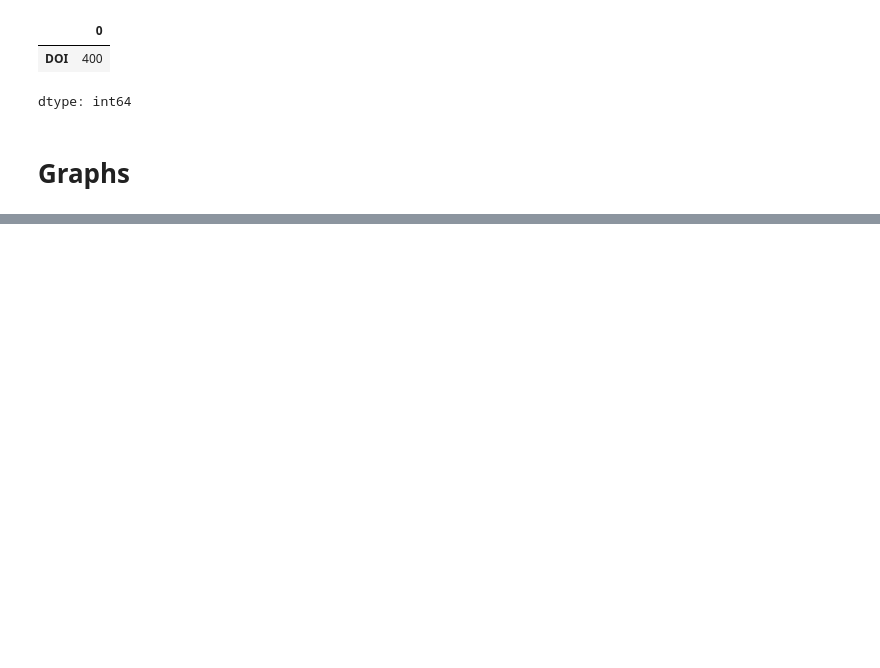
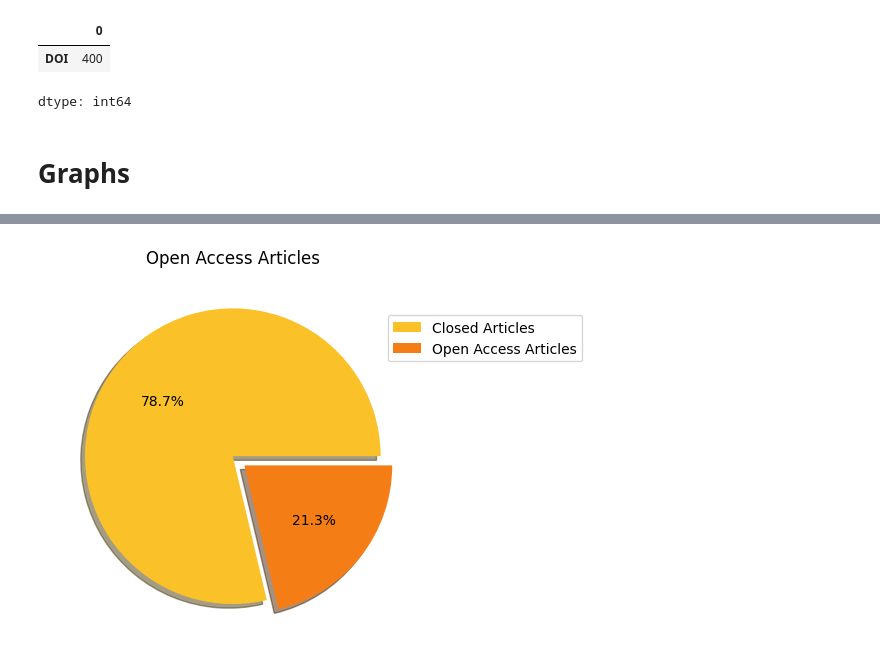
Before and after one commit to elibtronic/green_oa_compiler, a Jupyter notebook: Green_OA_Analysis.ipynb, the cells around one changed output, grey strips where cells are left out. Drawn from its saved outputs; the diff is of its cells as text; code cells hidden in the pictures; blank space fills up the shorter version.

```diff
--- a/Green_OA_Analysis.ipynb
+++ b/Green_OA_Analysis.ipynb
@@ -185,0 +220,14 @@ plt.show()
+# %%
+#Total versus OA
+
+oa = len(doi_df[doi_df['standard_url'] == "creativecommons.org"])
+not_oa = len(doi_df) - oa
+explode = (0, 0.1)
+legend = ["Closed Articles","Open Access Articles"]
+
+plt.pie([not_oa,oa],autopct="%1.1f%%",explode=explode,shadow=True,startangle=0,colors=colors)
+plt.legend(legend,bbox_to_anchor=(0.9,0.9))
+plt.title("Open Access Articles")
+plt.show()
+# %% [output]
+[figure, added]
```
Also changed, not shown: parts of 17 cells of this notebook.
